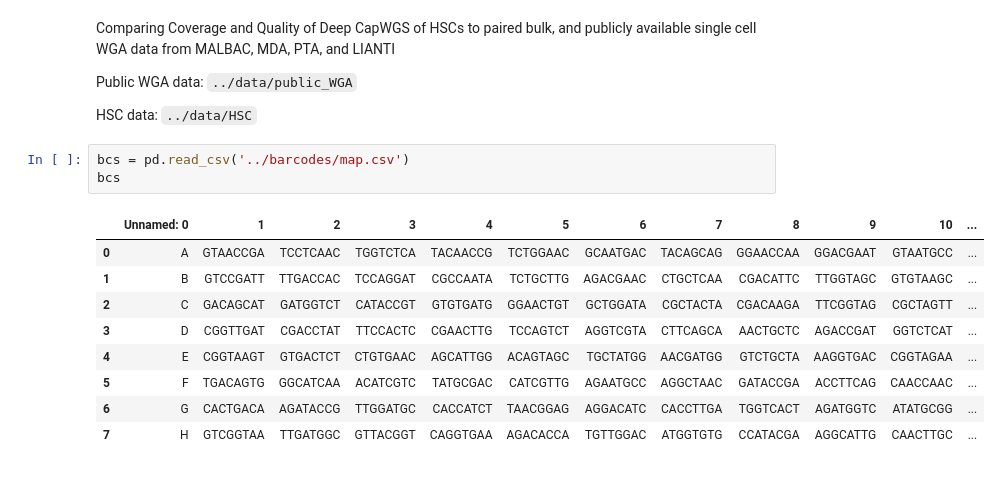
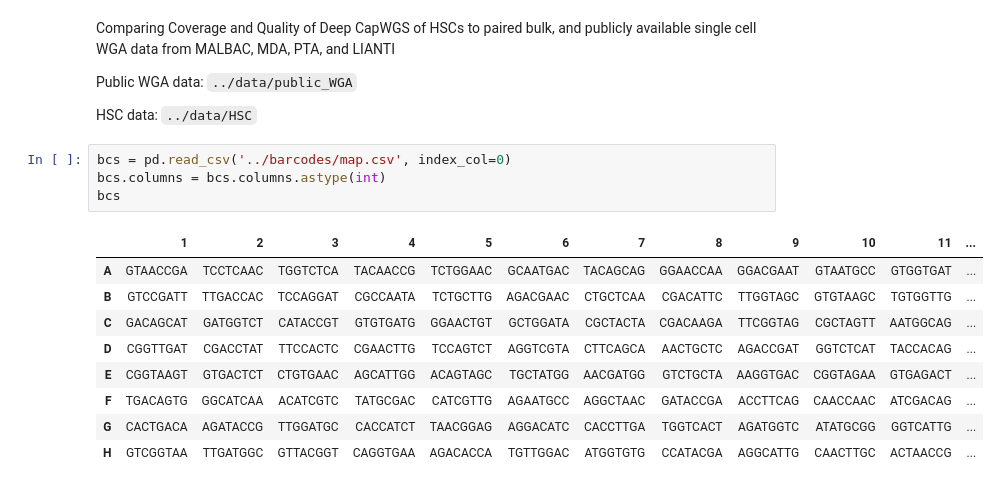
Before and after one commit to SrivatsanLab/SPC_genome, a Jupyter notebook: notebooks/benchmarking_coverage.ipynb, the cells around one changed output. Saved outputs shown, nothing was run; the diff lists cells and outputs as text.

```diff
--- a/notebooks/benchmarking_coverage.ipynb
+++ b/notebooks/benchmarking_coverage.ipynb
@@ -15,18 +15,19 @@ Public WGA data: `../data/public_WGA`
 
 HSC data:        `../data/HSC`
 # %%
-bcs = pd.read_csv('../barcodes/map.csv')
+bcs = pd.read_csv('../barcodes/map.csv', index_col=0)
+bcs.columns = bcs.columns.astype(int)
 bcs
 # %% [output]
-|  | Unnamed: 0 | 1 | 2 | 3 | 4 | 5 | 6 | 7 | 8 | 9 | 10 | ... |
-| 0 | A | GTAACCGA | TCCTCAAC | TGGTCTCA | TACAACCG | TCTGGAAC | GCAATGAC | TACAGCAG | GGAACCAA | GGACGAAT | GTAATGCC | ... |
-| 1 | B | GTCCGATT | TTGACCAC | TCCAGGAT | CGCCAATA | TCTGCTTG | AGACGAAC | CTGCTCAA | CGACATTC | TTGGTAGC | GTGTAAGC | ... |
-| 2 | C | GACAGCAT | GATGGTCT | CATACCGT | GTGTGATG | GGAACTGT | GCTGGATA | CGCTACTA | CGACAAGA | TTCGGTAG | CGCTAGTT | ... |
-| 3 | D | CGGTTGAT | CGACCTAT | TTCCACTC | CGAACTTG | TCCAGTCT | AGGTCGTA | CTTCAGCA | AACTGCTC | AGACCGAT | GGTCTCAT | ... |
-| 4 | E | CGGTAAGT | GTGACTCT | CTGTGAAC | AGCATTGG | ACAGTAGC | TGCTATGG | AACGATGG | GTCTGCTA | AAGGTGAC | CGGTAGAA | ... |
-| 5 | F | TGACAGTG | GGCATCAA | ACATCGTC | TATGCGAC | CATCGTTG | AGAATGCC | AGGCTAAC | GATACCGA | ACCTTCAG | CAACCAAC | ... |
-| 6 | G | CACTGACA | AGATACCG | TTGGATGC | CACCATCT | TAACGGAG | AGGACATC | CACCTTGA | TGGTCACT | AGATGGTC | ATATGCGG | ... |
-| 7 | H | GTCGGTAA | TTGATGGC | GTTACGGT | CAGGTGAA | AGACACCA | TGTTGGAC | ATGGTGTG | CCATACGA | AGGCATTG | CAACTTGC | ... |
+|  | 1 | 2 | 3 | 4 | 5 | 6 | 7 | 8 | 9 | 10 | 11 | ... |
+| A | GTAACCGA | TCCTCAAC | TGGTCTCA | TACAACCG | TCTGGAAC | GCAATGAC | TACAGCAG | GGAACCAA | GGACGAAT | GTAATGCC | GTGGTGAT | ... |
+| B | GTCCGATT | TTGACCAC | TCCAGGAT | CGCCAATA | TCTGCTTG | AGACGAAC | CTGCTCAA | CGACATTC | TTGGTAGC | GTGTAAGC | TGTGGTTG | ... |
+| C | GACAGCAT | GATGGTCT | CATACCGT | GTGTGATG | GGAACTGT | GCTGGATA | CGCTACTA | CGACAAGA | TTCGGTAG | CGCTAGTT | AATGGCAG | ... |
+| D | CGGTTGAT | CGACCTAT | TTCCACTC | CGAACTTG | TCCAGTCT | AGGTCGTA | CTTCAGCA | AACTGCTC | AGACCGAT | GGTCTCAT | TACCACAG | ... |
+| E | CGGTAAGT | GTGACTCT | CTGTGAAC | AGCATTGG | ACAGTAGC | TGCTATGG | AACGATGG | GTCTGCTA | AAGGTGAC | CGGTAGAA | GTGAGACT | ... |
+| F | TGACAGTG | GGCATCAA | ACATCGTC | TATGCGAC | CATCGTTG | AGAATGCC | AGGCTAAC | GATACCGA | ACCTTCAG | CAACCAAC | ATCGACAG | ... |
+| G | CACTGACA | AGATACCG | TTGGATGC | CACCATCT | TAACGGAG | AGGACATC | CACCTTGA | TGGTCACT | AGATGGTC | ATATGCGG | GGTCATTG | ... |
+| H | GTCGGTAA | TTGATGGC | GTTACGGT | CAGGTGAA | AGACACCA | TGTTGGAC | ATGGTGTG | CCATACGA | AGGCATTG | CAACTTGC | ACTAACCG | ... |
 # %%
 yeast = pd.read_csv('../results/multispecies_WGA/S_cerevisiae/compiled_qc_metrics.csv', index_col=0)
 yeast
```
Also changed, not shown: parts of 8 cells of this notebook, 3 other files.
